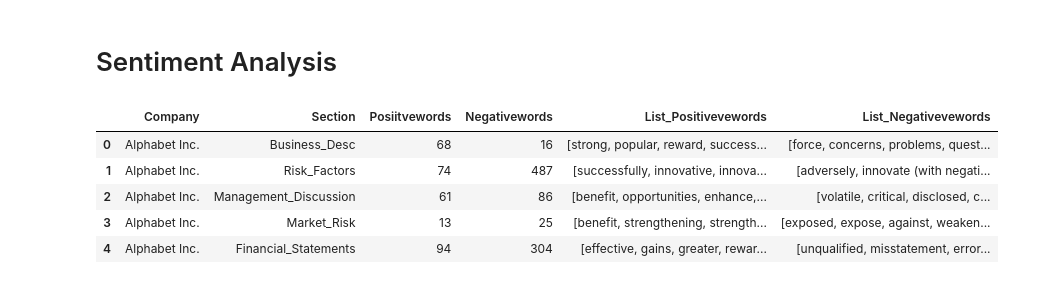
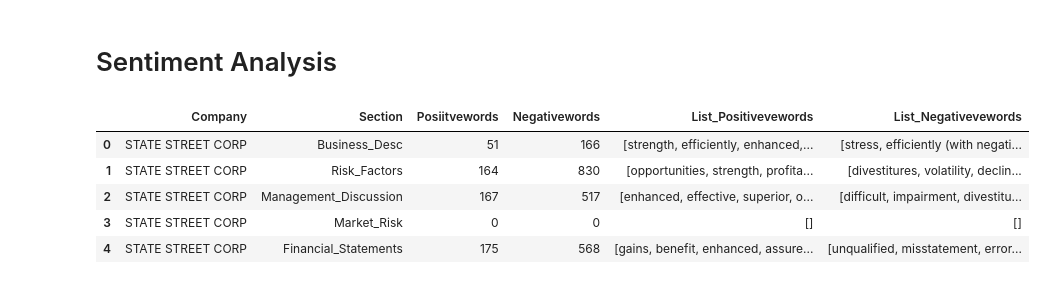
Before and after one commit to coolkingsingh97/Infowarriors-Davidson, a Jupyter notebook: SEC_Script/Text-Preprocessing .ipynb, the cells around one changed output. Cells and saved outputs as stored; diff of their text form; code cells hidden in the pictures.

```diff
--- a/SEC_Script/Text-Preprocessing .ipynb
+++ b/SEC_Script/Text-Preprocessing .ipynb
@@ -611,15 +611,15 @@ def sentiments_each_item(dictionary,df,company_name):
     return temp_df
 # %%
 #check the sentiments of each items in the database for the input company
-sentiment_df = sentiments_each_item(lmdict,parsed10K,'Alphabet Inc.')
+sentiment_df = sentiments_each_item(lmdict,parsed10K,'STATE STREET CORP')
 sentiment_df
 # %% [output]
 |  | Company | Section | Posiitvewords | Negativewords | List_Positivevewords | List_Negativevewords |
-| 0 | Alphabet Inc. | Business_Desc | 68 | 16 | [strong, popular, reward, success... | [force, concerns, problems, quest... |
-| 1 | Alphabet Inc. | Risk_Factors | 74 | 487 | [successfully, innovative, innova... | [adversely, innovate (with negati... |
-| 2 | Alphabet Inc. | Management_Discussion | 61 | 86 | [benefit, opportunities, enhance,... | [volatile, critical, disclosed, c... |
-| 3 | Alphabet Inc. | Market_Risk | 13 | 25 | [benefit, strengthening, strength... | [exposed, expose, against, weaken... |
-| 4 | Alphabet Inc. | Financial_Statements | 94 | 304 | [effective, gains, greater, rewar... | [unqualified, misstatement, error... |
+| 0 | STATE STREET CORP | Business_Desc | 51 | 166 | [strength, efficiently, enhanced,... | [stress, efficiently (with negati... |
+| 1 | STATE STREET CORP | Risk_Factors | 164 | 830 | [opportunities, strength, profita... | [divestitures, volatility, declin... |
+| 2 | STATE STREET CORP | Management_Discussion | 167 | 517 | [enhanced, effective, superior, o... | [difficult, impairment, divestitu... |
+| 3 | STATE STREET CORP | Market_Risk | 0 | 0 | [] | [] |
+| 4 | STATE STREET CORP | Financial_Statements | 175 | 568 | [gains, benefit, enhanced, assure... | [unqualified, misstatement, error... |
 # %%
 import matplotlib.pyplot as plt
 import wordcloud
```
Also changed, not shown: parts of 1 cell of this notebook, 1 other file.
